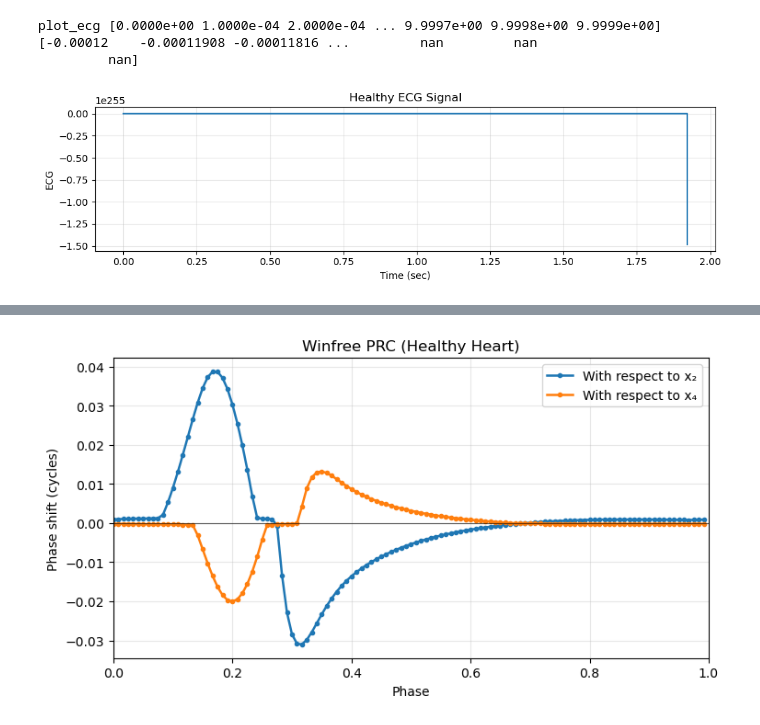
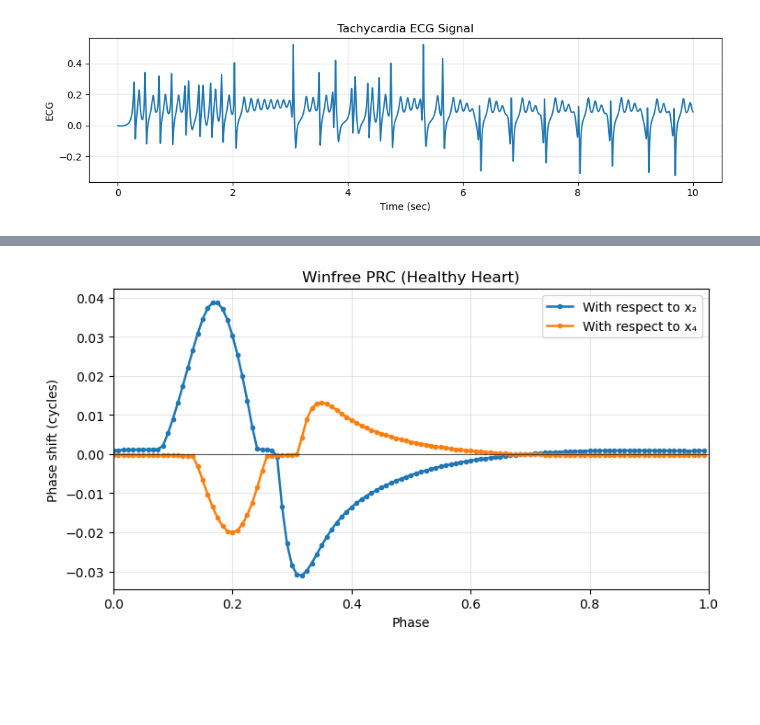
Before and after one commit to Mohak327/computational-cardiac-modeling, a Jupyter notebook: main.ipynb, the cells around one changed output, grey strips where cells are left out. Saved outputs shown, nothing was run; the diff lists cells and outputs as text; code cells hidden in the pictures; blank space fills up the shorter version.

```diff
--- a/main.ipynb
+++ b/main.ipynb
@@ -9,12 +9,10 @@ dt = 1e-4  # set time step
 t = np.arange(0,10, dt)
 # %%
 ecg = ECG_Model()
-ECG_healthy, X_healthy = ecg.run(t, case='healthy')
-# ECG_tachycardia, X_tachycardia = ecg.run(t, case='tachycardia')
+# ECG_healthy, X_healthy = ecg.run(t, case='healthy')
+ECG_tachycardia, X_tachycardia = ecg.run(t, case='tachycardia')
 # %% [output]
-plot_ecg [0.0000e+00 1.0000e-04 2.0000e-04 ... 9.9997e+00 9.9998e+00 9.9999e+00] [-0.00012    -0.00011908 -0.00011816 ...         nan         nan
-         nan]
-[figure, old version]
+[figure, new version]
 # %%
 # Baseline simulation using the ECG_Model class
 dt = 1e-4
```
Also changed, not shown: parts of 1 cell of this notebook.
